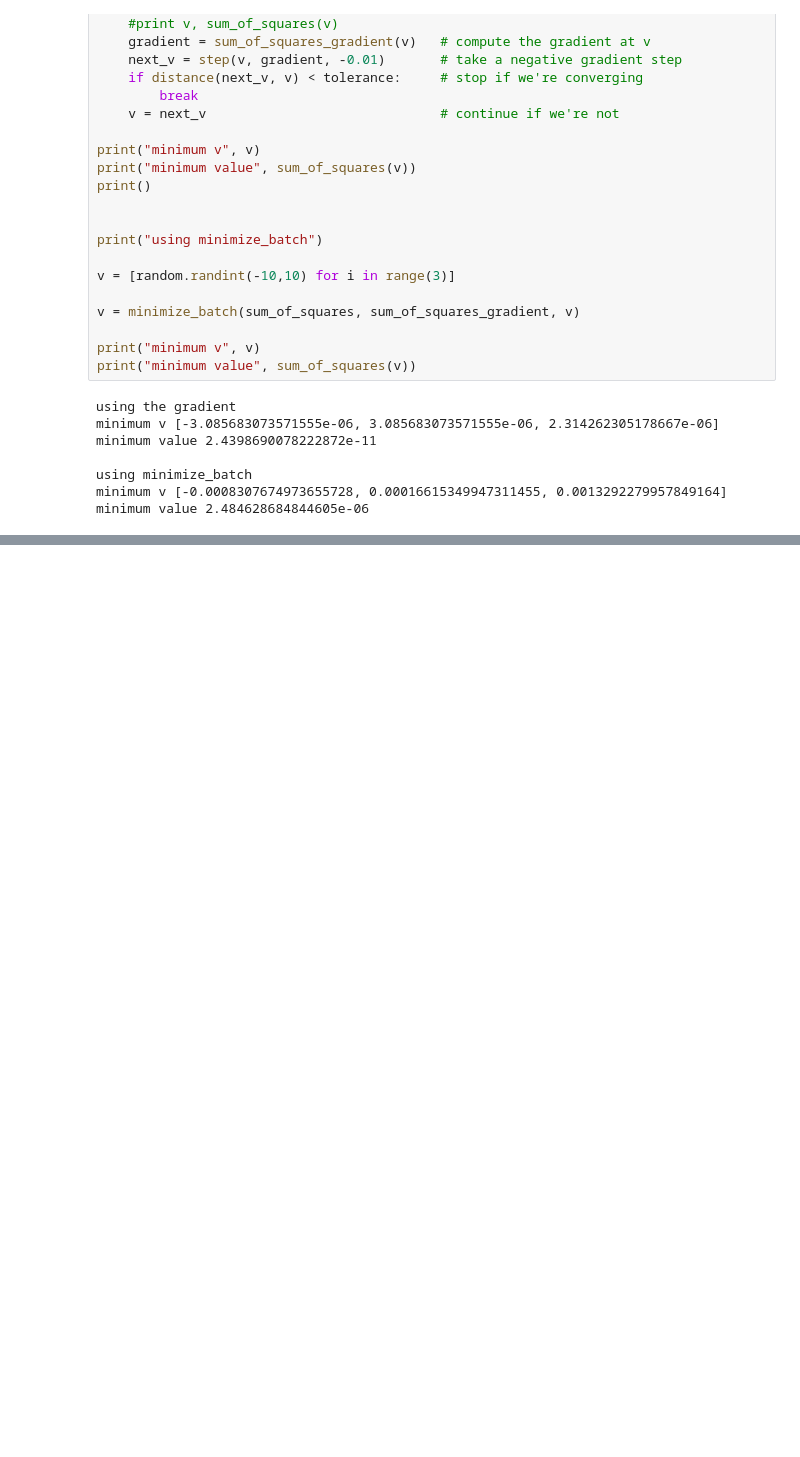
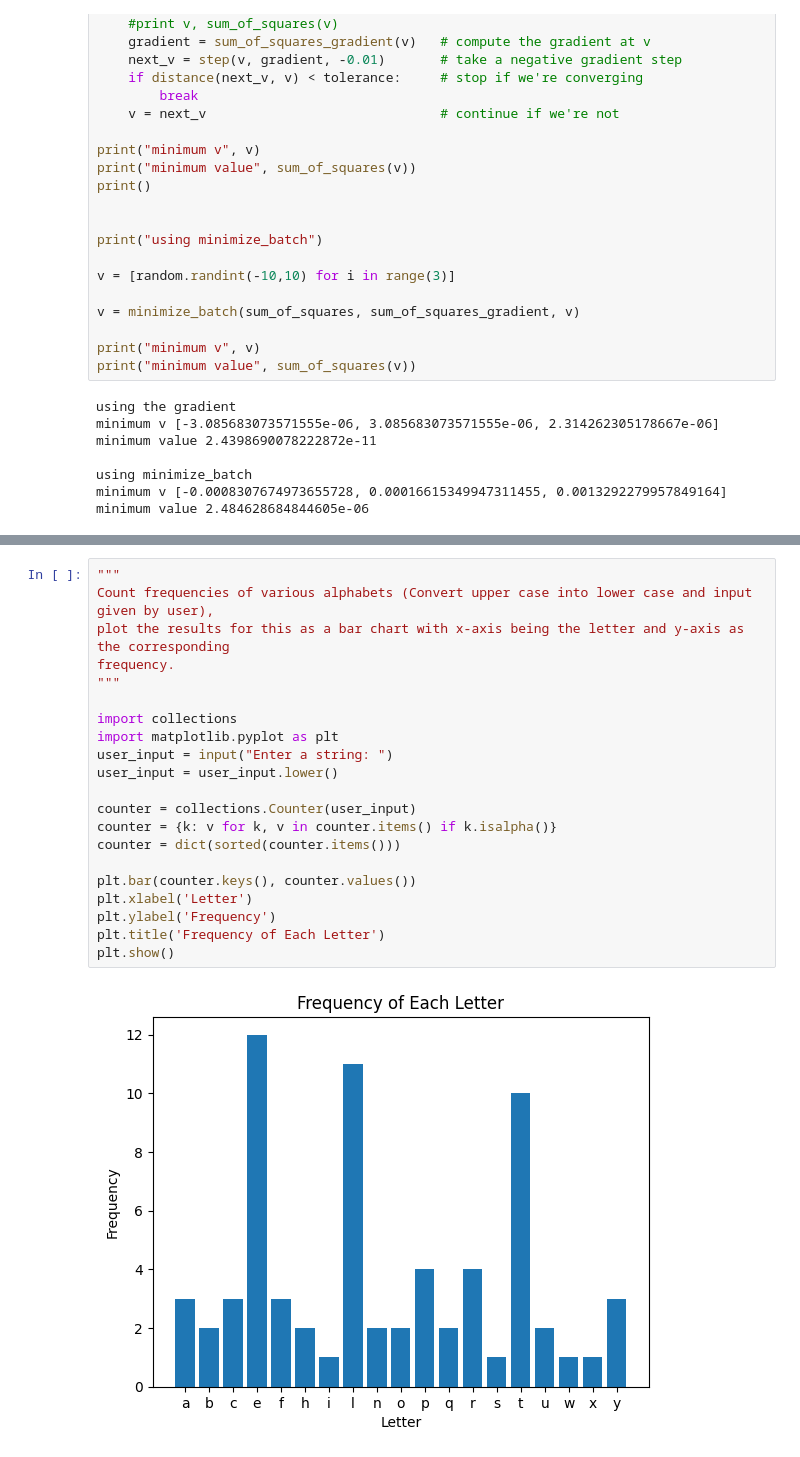
Before and after one commit to MrSnor/xm-bk, a Jupyter notebook: dork.ipynb, the cells around one changed output, grey strips where cells are left out. Saved outputs shown, nothing was run; the diff lists cells and outputs as text; blank space fills up the shorter version.

```diff
--- a/dork.ipynb
+++ b/dork.ipynb
@@ -2157,0 +2365,23 @@ minimum value 2.484628684844605e-06
+# %%
+"""
+Count frequencies of various alphabets (Convert upper case into lower case and input given by user),
+plot the results for this as a bar chart with x-axis being the letter and y-axis as the corresponding
+frequency.
+"""
+
+import collections
+import matplotlib.pyplot as plt
+user_input = input("Enter a string: ")
+user_input = user_input.lower()
+
+counter = collections.Counter(user_input)
+counter = {k: v for k, v in counter.items() if k.isalpha()}
+counter = dict(sorted(counter.items()))
+
+plt.bar(counter.keys(), counter.values())
+plt.xlabel('Letter')
+plt.ylabel('Frequency')
+plt.title('Frequency of Each Letter')
+plt.show()
+# %% [output]
+[figure, added]
```
Also changed, not shown: parts of 12 cells of this notebook, 1 other file.
